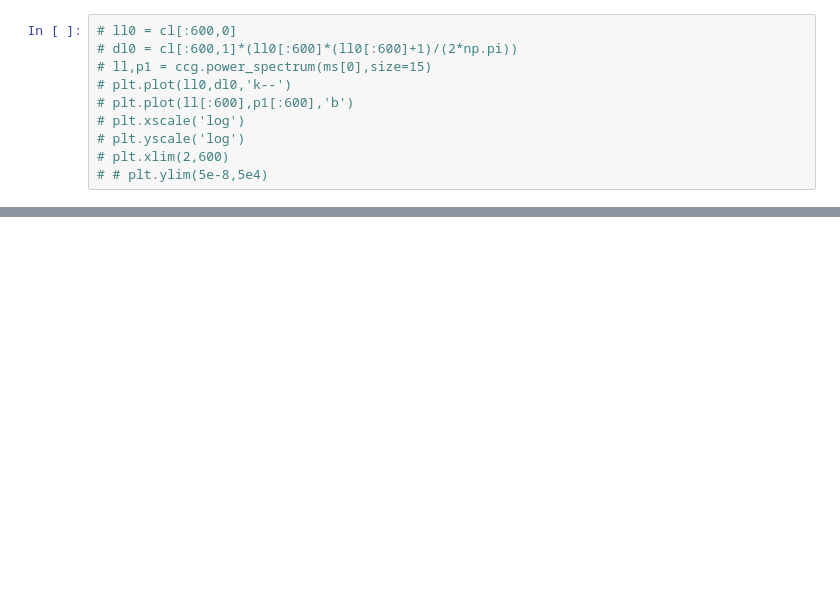
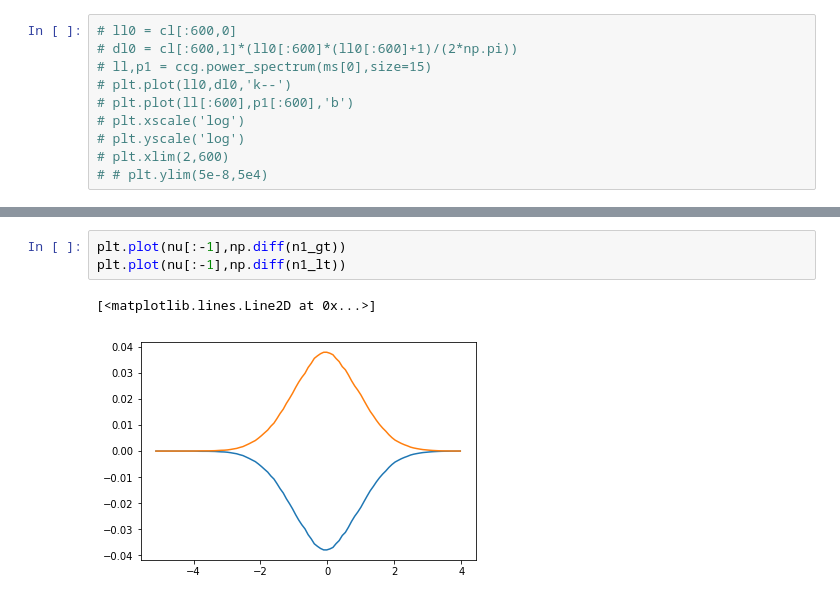
Before and after one commit to vafaei-ar/ccgpack, a Jupyter notebook: notebooks/bias.ipynb, the cells around one changed output, grey strips where cells are left out. Drawn from its saved outputs; the diff is of its cells as text; blank space fills up the shorter version.

```diff
--- a/notebooks/bias.ipynb
+++ b/notebooks/bias.ipynb
@@ -52,0 +93,6 @@ plt.plot(ksi)
+# %%
+plt.plot(nu[:-1],np.diff(n1_gt))
+plt.plot(nu[:-1],np.diff(n1_lt))
+# %% [output]
+[<matplotlib.lines.Line2D at 0x...>]
+[figure, added]
```
Also changed, not shown: parts of 13 cells of this notebook, 5 other files.
